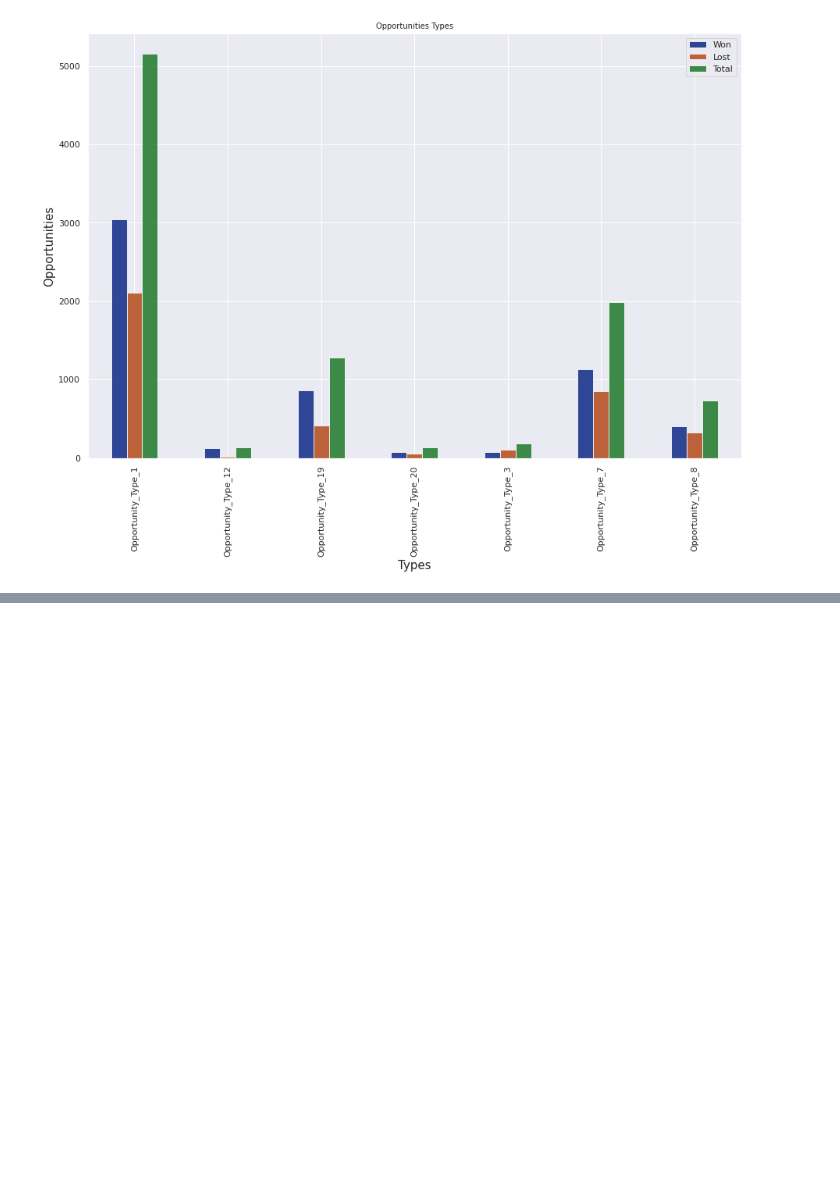
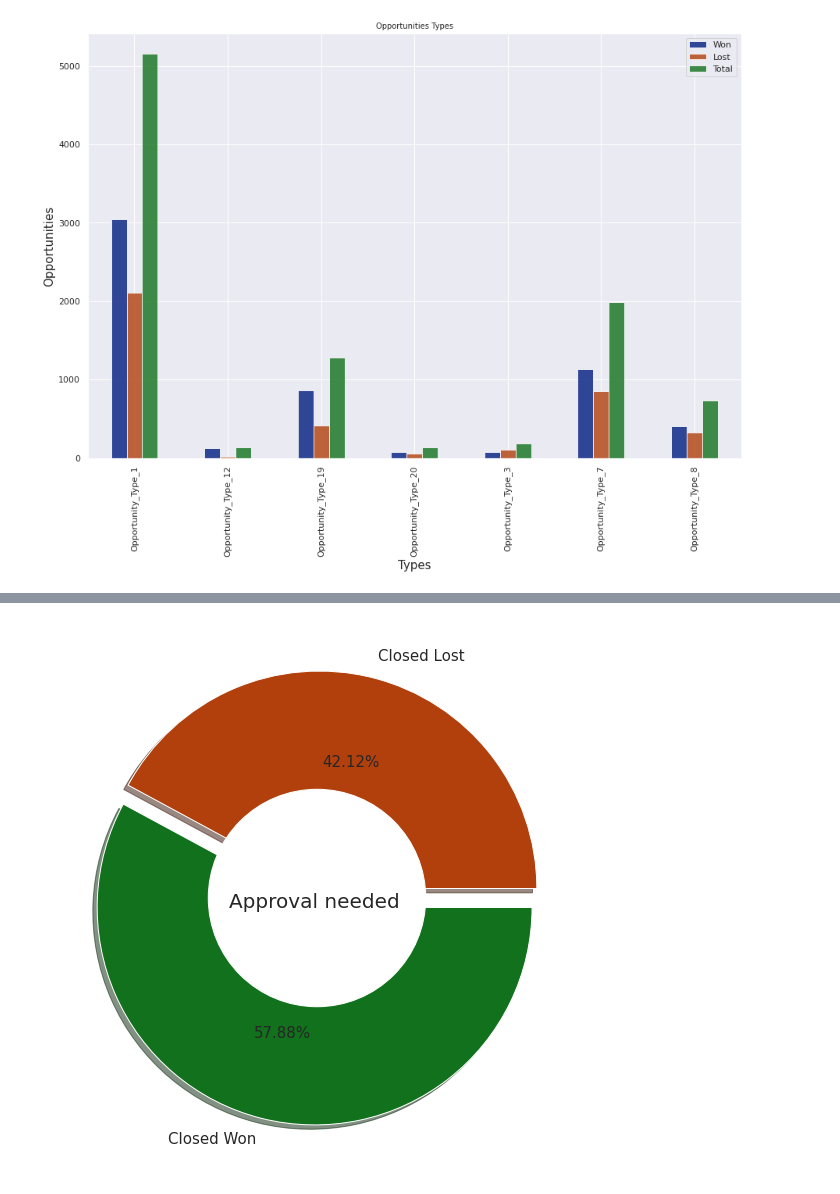
Before and after one commit to NicoDeGiacomo/ODD-TP1, a Jupyter notebook: TP1.ipynb, the cells around one changed output, grey strips where cells are left out. Cells and saved outputs as stored; diff of their text form; code cells hidden in the pictures; blank space fills up the shorter version.

```diff
--- a/TP1.ipynb
+++ b/TP1.ipynb
@@ -266,0 +387,12 @@ See the caveats in the documentation: https://pandas.pydata.org/pandas-docs/stab
+# %%
+# Make a pie
+plt.pie(need_stats['ID'], labels=need_stats["Stage"], autopct='%1.2f%%', colors=[global_colors[1], global_colors[2]], explode=[0.045,0.045], shadow=True, textprops={"fontsize":15})
+plt.suptitle("Approval needed", y=0.51, x=0.51, fontsize=20)
+
+# Make a donut
+my_circle=plt.Circle((0,0), 0.5, color='white')
+p=plt.gcf()
+p.gca().add_artist(my_circle)
+plt.show()
+# %% [output]
+[figure, added]
```
Also changed, not shown: parts of 9 cells of this notebook.
